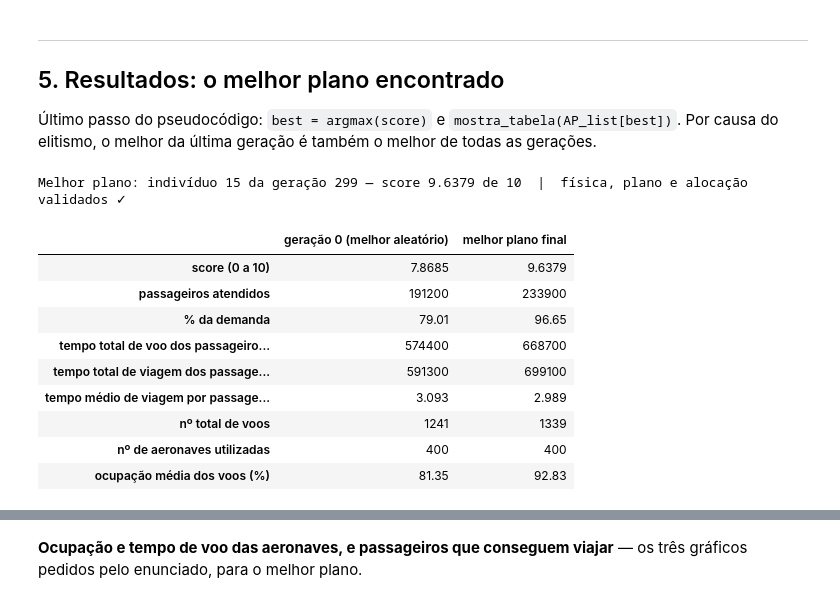
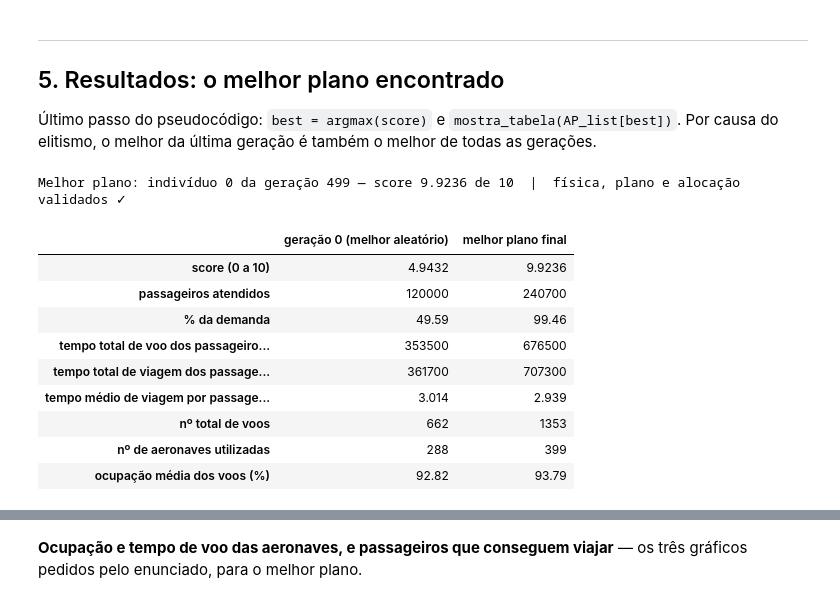
Before and after one commit to Caetano-ma/PSI-3472, a Jupyter notebook: planejamento_voos.ipynb, the cells around one changed output, grey strips where cells are left out. Drawn from its saved outputs; the diff is of its cells as text; code cells hidden in the pictures.

```diff
--- a/planejamento_voos.ipynb
+++ b/planejamento_voos.ipynb
@@ -153,23 +166,14 @@ gene   = base | (destino₁, espera₁) | (destino₂, espera₂) | ... | (desti
 # %% [markdown]
 ### 1.1 O gene da aeronave
 # %%
-FIM = None   # destino especial: a aeronave encerra o dia
-
-
 @dataclass
 class GeneAeronave:
-    """Gene de uma aeronave: onde ela amanhece e a sequência de (destino, espera)."""
+    """Gene de uma aeronave: onde ela amanhece e a sequência de (destino, espera), de qualquer tamanho."""
     base: str
-    trechos: list   # list[tuple[str | None, int]] com MAX_TRECHOS elementos
+    trechos: list   # list[tuple[str, int]]
 
     def __str__(self):
-        partes = [self.base]
-        for destino, espera in self.trechos:
-            if destino is FIM:
-                partes.append("FIM")
-                break
-            partes.append(f"{destino}+{espera}")
-        return " | ".join(partes)
+        return " | ".join([self.base] + [f"{d}+{e}" for d, e in self.trechos]) + " | fim"
 # %% [markdown]
 ### 1.2 Fenótipo: `Voo`, `Aeronave` e `Plano`
 
@@ -240,7 +244,8 @@ class Plano:
 ### 1.3 Decodificador: genoma → `Plano` (TAB_AV)
 # %%
 def decodificar(genoma):
-    """Transforma o genoma em voos concretos (com horários) atribuídos às aeronaves."""
+    """Transforma um genoma VÁLIDO em voos concretos (com horários) atribuídos às aeronaves.
+    Não conserta nada: um genoma inválido nunca deveria chegar aqui (ver validar_genoma)."""
     aeronaves, voos, voos_por_trecho = [], [], {}
 
     for i, gene in enumerate(genoma, start=1):
@@ -248,13 +253,9 @@ def decodificar(genoma):
         local, disponivel = gene.base, PRIMEIRA_DECOLAGEM
 
         for destino, espera in gene.trechos:
-            if destino is FIM:
-                break
-            if destino == local:
-                raise ValueError(f"{av.id}: trecho inválido {local}→{destino} (origem = destino)")
             partida = disponivel + espera
-            if partida > ULTIMA_DECOLAGEM:          # trechos restantes ficam inativos
-                break
+            if destino == local or partida > ULTIMA_DECOLAGEM:
+                raise ValueError(f"{av.id}: genoma inválido — rode validar_genoma antes de decodificar")
             chegada = partida + TV_H[local][destino]
 
             voo = Voo(f"V{len(voos) + 1:04d}", av.id, len(av.voos) + 1,
@@ -1039,10 +1081,10 @@ Mutação demais destrói as boas rotas herdadas mais rápido do que a seleção
 # %%
 TAM_POPULACAO   = 40
-MAX_GERACOES    = 300
+MAX_GERACOES    = 500
 N_ELITE         = 2
 TAM_TORNEIO     = 3
 TAXA_CRUZAMENTO = 0.9
-TAXA_MUTACAO    = 0.005    # por gene (aeronave)
+TAXA_MUTACAO    = 0.04     # por gene (aeronave)
 LIMIAR          = 1e-3     # ganho mínimo de score considerado progresso...
 PACIENCIA       = 30       # ...dentro desta janela de gerações
 SEMENTE         = 2026
@@ -1182,7 +1213,8 @@ def algoritmo_genetico(max_geracoes=None, semente=None, taxa_mutacao=None, log_c
     t0 = time.perf_counter()
 
     for i in range(max_geracoes):
-        genomas_gen = cria_geracao(genomas_gen, score_list_old, rng, taxa_mutacao)
+        estat = {}
+        genomas_gen = cria_geracao(genomas_gen, score_list_old, rng, taxa_mutacao, estat)
         AP_list, AV_list = cria_tabelas(genomas_gen)
         score_list_new = score(AP_list, AV_list)
 
@@ -1190,11 +1222,14 @@ def algoritmo_genetico(max_geracoes=None, semente=None, taxa_mutacao=None, log_c
         melhor = score_list_new[int(np.argmax(fits))]
         historico.append({"geração": i, "fitness melhor": melhor.fitness,
                           "fitness média": float(np.mean(fits)), "fitness pior": min(fits),
+                          "genomas descartados": estat.get("genomas descartados", 0),
+                          "genes descartados": estat.get("genes descartados", 0),
                           **melhor.serie().drop("fitness").to_dict()})
 
         if log_cada and (i % log_cada == 0 or i == max_geracoes - 1):
             print(f"geração {i:3d} | score melhor {melhor.fitness:.4f}  média {np.mean(fits):.4f} | "
                   f"atendidos {melhor.atendidos:,} | voos {melhor.n_voos:,} | "
+                  f"descartados {estat.get('genomas descartados', estat.get('genes descartados', 0)):,} | "
                   f"{time.perf_counter() - t0:5.0f} s")
 
         # critério de convergência: ganho do melhor nas últimas PACIENCIA gerações
@@ -1318,39 +1364,39 @@ elitismo, o melhor da última geração é também o melhor de todas as geraçõ
 # %%
 best = resultado.best
 AP_best, AV_best, av_best = resultado.AP_list[best], resultado.AV_list[best], resultado.melhor
 
 # validação completa do vencedor
-assert all(verificar_gene(g) == [] for g in resultado.genomas[best])
+assert validar_genoma(resultado.genomas[best]) == []
 assert validar_plano(AV_best) == [] and validar_alocacao(AP_best) == []
 print(f"Melhor plano: indivíduo {best} da geração {resultado.historico.index[-1]} — "
       f"score {av_best.fitness:.4f} de 10  |  física, plano e alocação validados ✓")
 
 ini = resultado.historico.iloc[0]
 _num = lambda xs: [int(x) if float(x).is_integer() else x for x in xs]
 numeros = pd.DataFrame(dtype=object, data={
     "geração 0 (melhor aleatório)": _num([round(ini["fitness melhor"], 4), ini["atendidos"], ini["% atendimento"], ini["tempo voo pax total (h)"],
                                      ini["tempo viagem total (h)"], ini["tempo médio viagem (h)"],
                                      ini["voos"], ini["aeronaves usadas"], ini["ocupação média (%)"]]),
     "melhor plano final": _num([round(av_best.fitness, 4), av_best.atendidos, round(av_best.pct_atendimento, 2),
                            av_best.tempo_voo_pax_total_h, av_best.tempo_viagem_total_h,
                            round(av_best.tempo_medio_viagem_h, 3), av_best.n_voos,
                            av_best.aeronaves_usadas, round(100 * av_best.ocupacao_media, 2)]),
 }, index=["score (0 a 10)", "passageiros atendidos", "% da demanda", "tempo total de voo dos passageiros (h)",
           "tempo total de viagem dos passageiros (h)", "tempo médio de viagem por passageiro (h)",
           "nº total de voos", "nº de aeronaves utilizadas", "ocupação média dos voos (%)"])
 numeros.astype(object)
 # %% [output]
-Melhor plano: indivíduo 15 da geração 299 — score 9.6379 de 10  |  física, plano e alocação validados ✓
+Melhor plano: indivíduo 0 da geração 499 — score 9.9236 de 10  |  física, plano e alocação validados ✓
 |  | geração 0 (melhor aleatório) | melhor plano final |
-| score (0 a 10) | 7.8685 | 9.6379 |
-| passageiros atendidos | 191200 | 233900 |
-| % da demanda | 79.01 | 96.65 |
-| tempo total de voo dos passageiro... | 574400 | 668700 |
-| tempo total de viagem dos passage... | 591300 | 699100 |
-| tempo médio de viagem por passage... | 3.093 | 2.989 |
-| nº total de voos | 1241 | 1339 |
-| nº de aeronaves utilizadas | 400 | 400 |
-| ocupação média dos voos (%) | 81.35 | 92.83 |
+| score (0 a 10) | 4.9432 | 9.9236 |
+| passageiros atendidos | 120000 | 240700 |
+| % da demanda | 49.59 | 99.46 |
+| tempo total de voo dos passageiro... | 353500 | 676500 |
+| tempo total de viagem dos passage... | 361700 | 707300 |
+| tempo médio de viagem por passage... | 3.014 | 2.939 |
+| nº total de voos | 662 | 1353 |
+| nº de aeronaves utilizadas | 288 | 399 |
+| ocupação média dos voos (%) | 92.82 | 93.79 |
 # %%
 mostra_tabela(AP_best)
 print("Passageiros por tipo de rota:")
```
Also changed, not shown: parts of 17 cells of this notebook, 1 other file.
